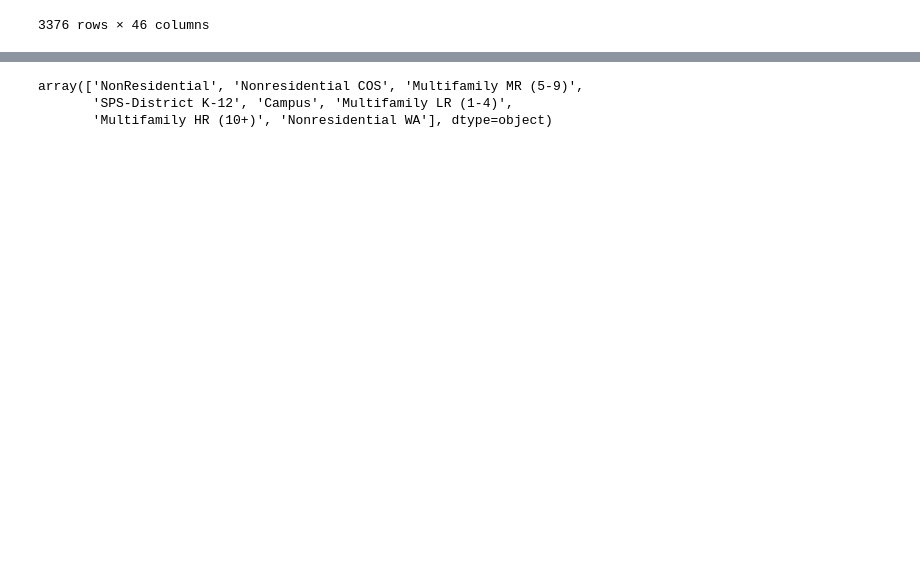
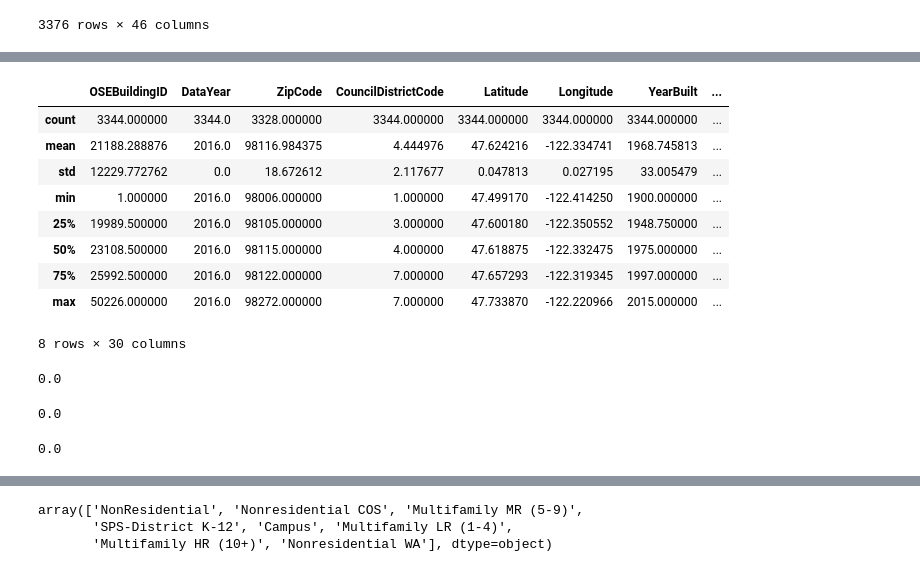
Before and after one commit to maurlco/buildings-consumption-forecast, a Jupyter notebook: Data exploration.ipynb, the cells around one changed output, grey strips where cells are left out. Drawn from its saved outputs; the diff is of its cells as text; code cells hidden in the pictures; blank space fills up the shorter version.

Commit message:
Clean Nan definition completed Clean Outliers Clean Multifamily Buildings Visualize with scatter_mapbox Seattle City based of Energy Use & Property Type

```diff
--- a/Data exploration.ipynb
+++ b/Data exploration.ipynb
@@ -26,0 +54,2 @@ array([2016])
+# %%
+df = df[df['Outlier'] != 'High outlier']
@@ -26,0 +60,2 @@ array([2016])
+# %%
+df = df[df['Outlier'] != 'Low outlier']
@@ -26,0 +85,29 @@ array([2016])
+# %%
+df.describe()
+# %% [output]
+|  | OSEBuildingID | DataYear | ZipCode | CouncilDistrictCode | Latitude | Longitude | YearBuilt | ... |
+| count | 3344.000000 | 3344.0 | 3328.000000 | 3344.000000 | 3344.000000 | 3344.000000 | 3344.000000 | ... |
+| mean | 21188.288876 | 2016.0 | 98116.984375 | 4.444976 | 47.624216 | -122.334741 | 1968.745813 | ... |
+| std | 12229.772762 | 0.0 | 18.672612 | 2.117677 | 0.047813 | 0.027195 | 33.005479 | ... |
+| min | 1.000000 | 2016.0 | 98006.000000 | 1.000000 | 47.499170 | -122.414250 | 1900.000000 | ... |
+| 25% | 19989.500000 | 2016.0 | 98105.000000 | 3.000000 | 47.600180 | -122.350552 | 1948.750000 | ... |
+| 50% | 23108.500000 | 2016.0 | 98115.000000 | 4.000000 | 47.618875 | -122.332475 | 1975.000000 | ... |
+| 75% | 25992.500000 | 2016.0 | 98122.000000 | 7.000000 | 47.657293 | -122.319345 | 1997.000000 | ... |
+| max | 50226.000000 | 2016.0 | 98272.000000 | 7.000000 | 47.733870 | -122.220966 | 2015.000000 | ... |
+8 rows × 30 columns
+# %%
+df['GHGEmissionsIntensity'][df['GHGEmissionsIntensity'] < 0 ] = 0
+print(df['GHGEmissionsIntensity'][3206])
+# %% [output]
+0.0
+# %%
+df['Electricity(kWh)'][df['Electricity(kWh)'] < 0 ] = 0
+print(df['Electricity(kWh)'][3206])
+# %% [output]
+0.0
+# %%
+index = df['Electricity(kBtu)'][df['Electricity(kBtu)'] < 0 ].index.item()
+df.loc[index, ('Electricity(kBtu)')] = 0
+print(df['Electricity(kBtu)'][index])
+# %% [output]
+0.0
```
Also changed, not shown: parts of 26 cells of this notebook, 2 other files.
